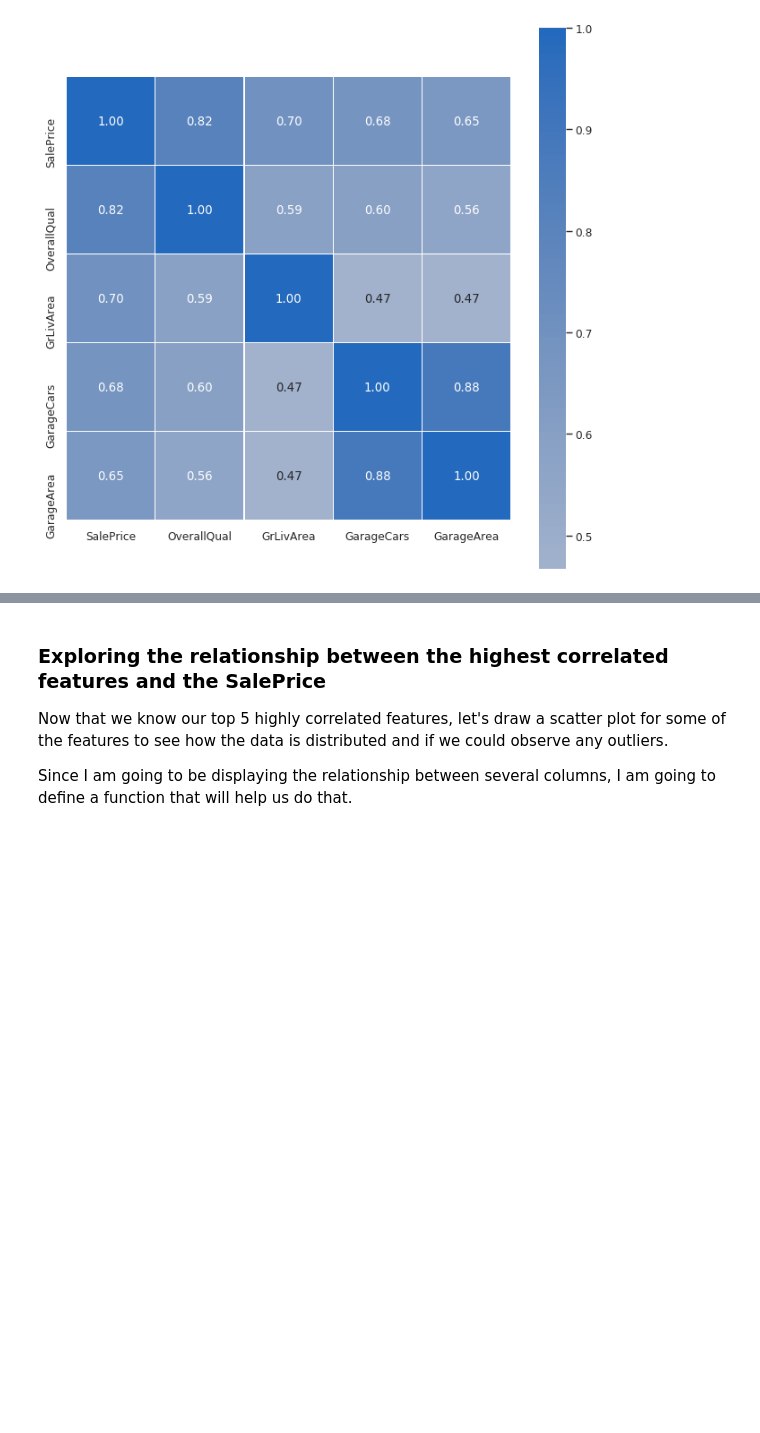
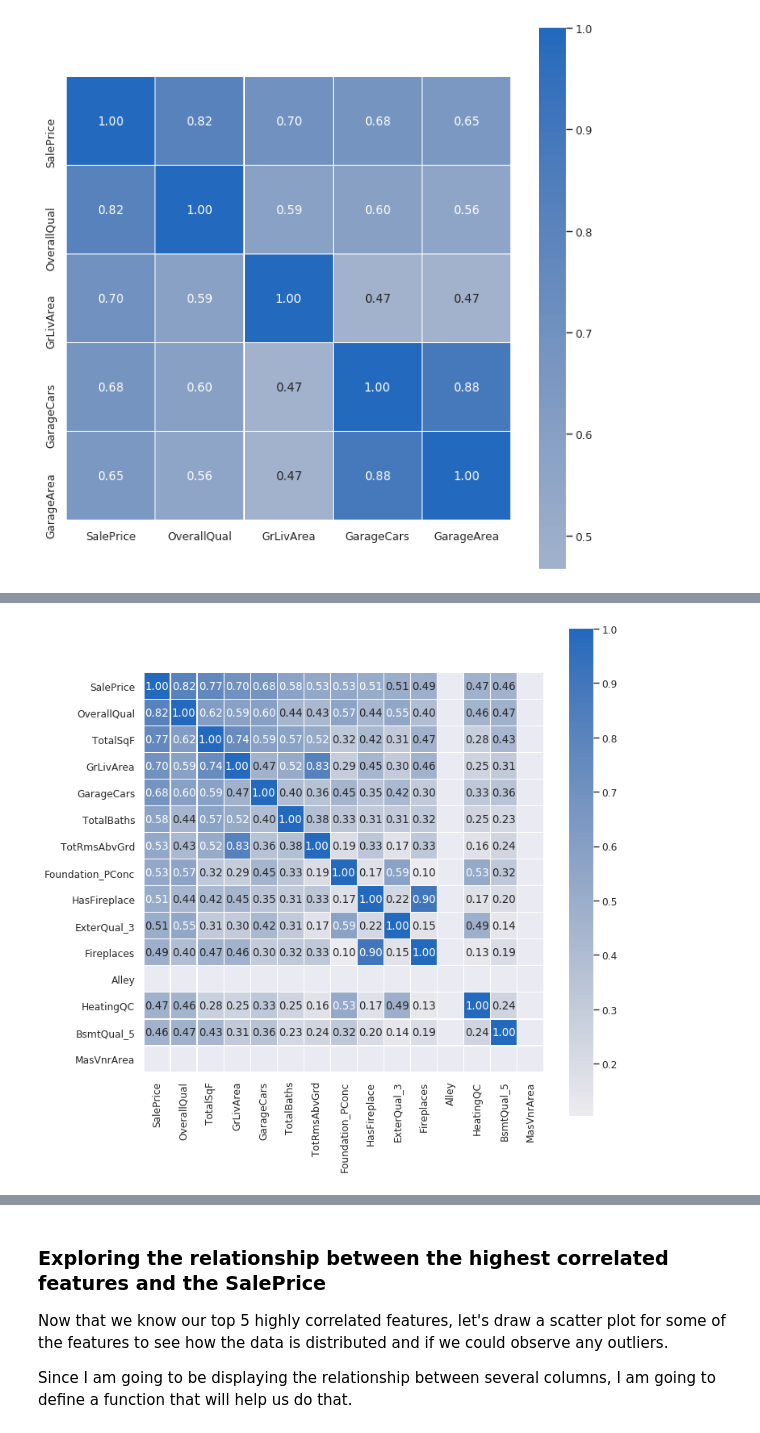
Before and after one commit to naseerfaheem/House-Prices, a Jupyter notebook: House Prices.ipynb, the cells around one changed output, grey strips where cells are left out. Cells and saved outputs as stored; diff of their text form; code cells hidden in the pictures; blank space fills up the shorter version.

```diff
--- a/House Prices.ipynb
+++ b/House Prices.ipynb
@@ -289,0 +647,4 @@ draw_heatmap(df_scaled, "SalePrice", 5)
+# %%
+draw_heatmap(df3, "SalePrice", 15)
+# %% [output]
+[figure, added]
```
Also changed, not shown: parts of 35 cells of this notebook.
